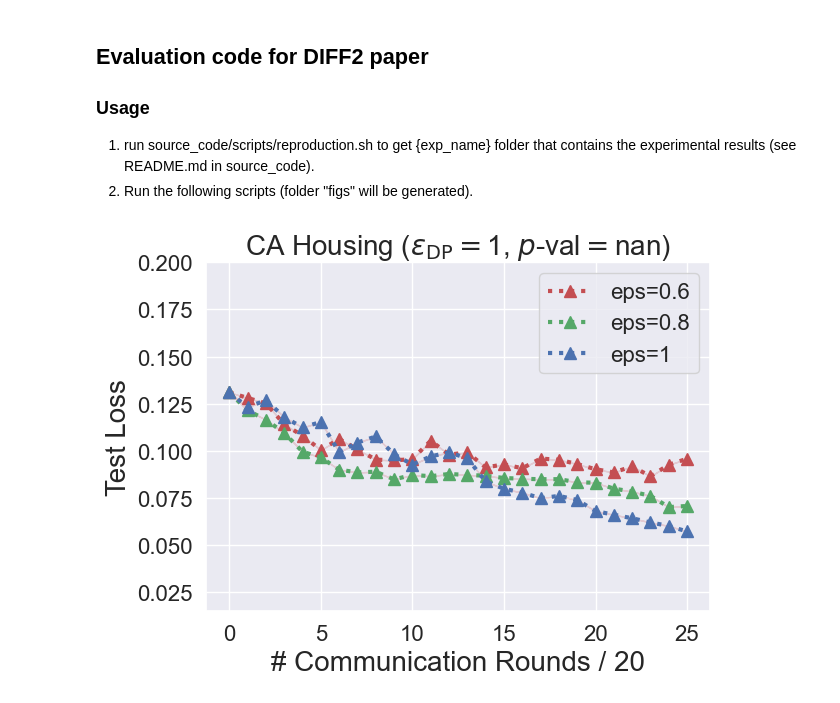
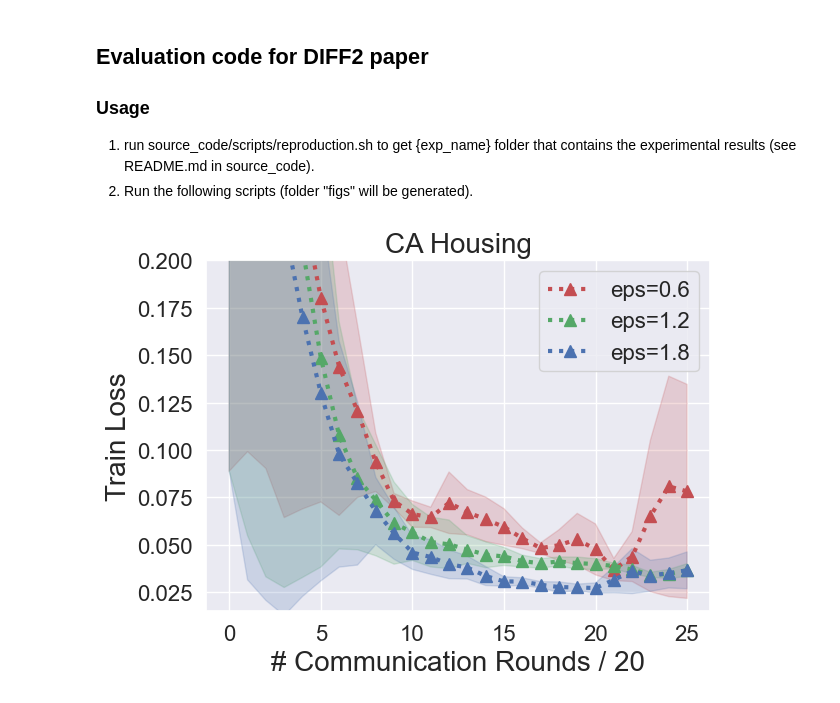
Before and after one commit to lawrenceztang/CE-PLSGM, a Jupyter notebook: notebook_for_evaluation.ipynb, the cells around one changed output. Cells and saved outputs as stored; diff of their text form; code cells hidden in the pictures.

```diff
--- a/notebook_for_evaluation.ipynb
+++ b/notebook_for_evaluation.ipynb
@@ -34,16 +34,16 @@ def search_best_results(files, work_dir):
     best_results = best_results[np.min(list(best_results.keys()))]
     return best_results, best_file
 # %%
-exp_name = "test"
+exp_name = "20230123"
 
 # Choose dataset
 dataset_names = ["california_housing"]
 dataset_name = dataset_names[0]
 
 model_name = "fc_10"
-seeds = [0]
+seeds = [0, 1, 2]
 
-eps_lst = [0.6, 0.8, 1]
+eps_lst = [0.6, 1.2, 1.8]
 all_metrics = ["train_loss", "train_grad_norm", "test_loss", "test_grad_norm"]
 # %%
 saved_results = {(eps, seed): {met: None for met in all_metrics} for eps in eps_lst for seed in seeds}
@@ -82,7 +82,7 @@ def get_dataset_name_for_plot(dataset_name):
 # %%
 # Choose evaluation metric
 eval_metrics = ["train_loss", "train_grad_norm", "test_loss"]
-eval_metric =  eval_metrics[2]
+eval_metric =  eval_metrics[0]
 
 if eval_metric == "train_grad_norm":
     assert tuning_metric == "train_grad_norm"
@@ -104,38 +104,36 @@ for eps, color in zip(eps_lst, colors):
                     , axis=0)[::sep]
 
     plt.plot(range(len(means)), means, marker="^", ms=9, lw=3, ls="dotted", label=f"eps={eps}", color=color)
-    plt.fill_between(range(len(means)), means - stds, means + stds, color='r', alpha=0.2)
+    plt.fill_between(range(len(means)), means - stds, means + stds, color=color, alpha=0.2)
     plt.legend(fontsize=16)
     plt.xticks(fontsize=16)
     plt.yticks(fontsize=16)
     plt.xlabel(f"# Communication Rounds / {20*sep}", fontsize=20)
     plt.ylabel(get_metric_name_for_plot(eval_metric), fontsize=20)
 
     data = [eval_func(np.array(saved_results[(eps, seed)][eval_metric]))
                   - eval_func(np.array(saved_results[(eps, seed)][eval_metric]))
                               for seed in seeds]
     p_val = scipy.stats.ttest_1samp(data, 0, alternative="less").pvalue
 
-    plt.title(get_dataset_name_for_plot(dataset_name)
-              + r" ($\varepsilon_\mathrm{DP}=$" + f"{eps}, " + r"$p$-val$=$" + f"{round(float(p_val), 2)})"
-              , fontsize=20)
+    plt.title(get_dataset_name_for_plot(dataset_name), fontsize=20)
     if tuning_metric == "train_grad_norm":
         plt.yscale("log")
     else:
         if dataset_name == "california_housing":
             ylim_l, ylim_u = 0.015, 0.2
         elif dataset_name == "gas":
             ylim_l, ylim_u = 0.0009, 0.0013
         elif dataset_name == "blog":
             ylim_l, ylim_u =  0.0002, 0.004
         plt.ylim(ylim_l, ylim_u)
     plt.tight_layout()
 
 save_dir = f"figs/{dataset_name}/{model_name}"
 if not os.path.isdir(save_dir):
     os.makedirs(save_dir)
 plt.savefig(os.path.join(save_dir, f"{eval_metric}.png"))
 plt.show()
 plt.close()
 # %% [output]
-[figure, old version]
+[figure, new version]
```
Also changed, not shown: 2 other files.
